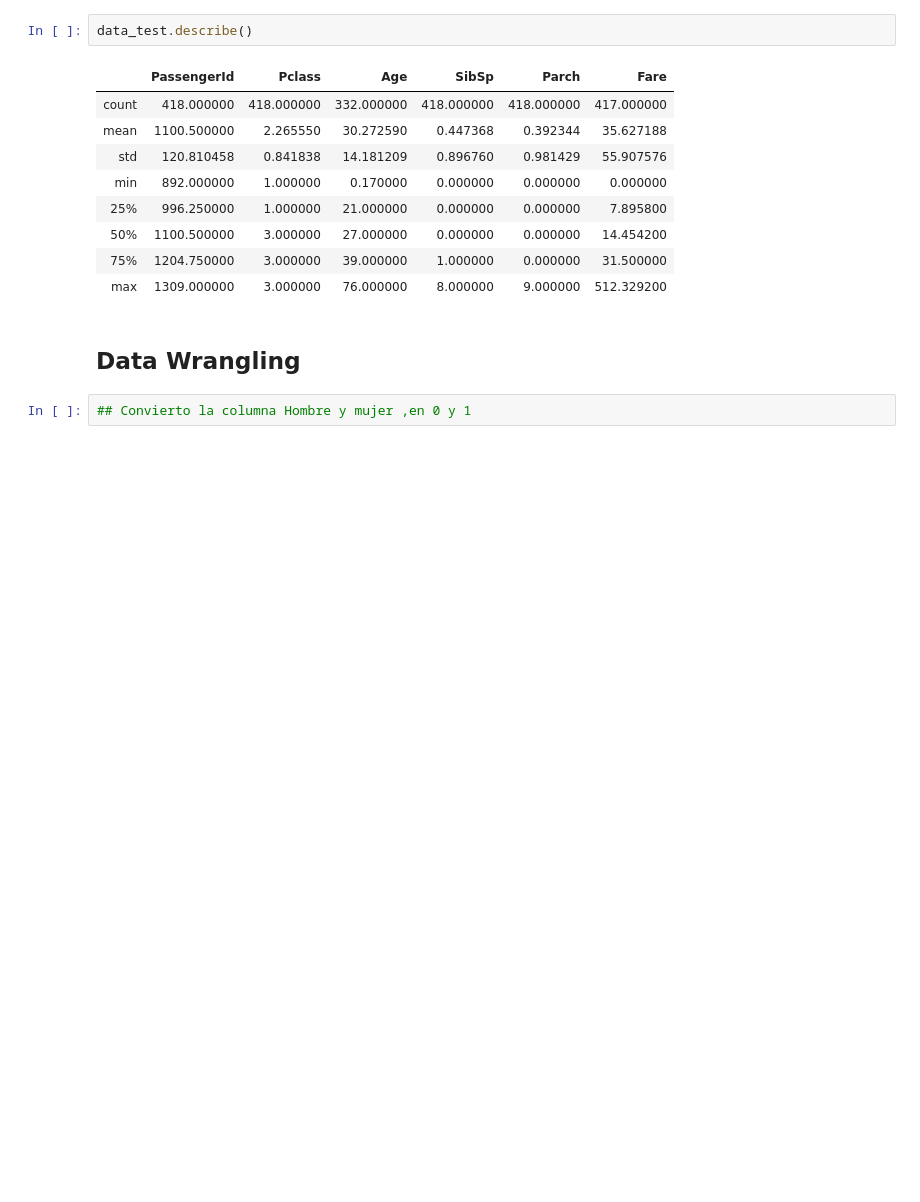
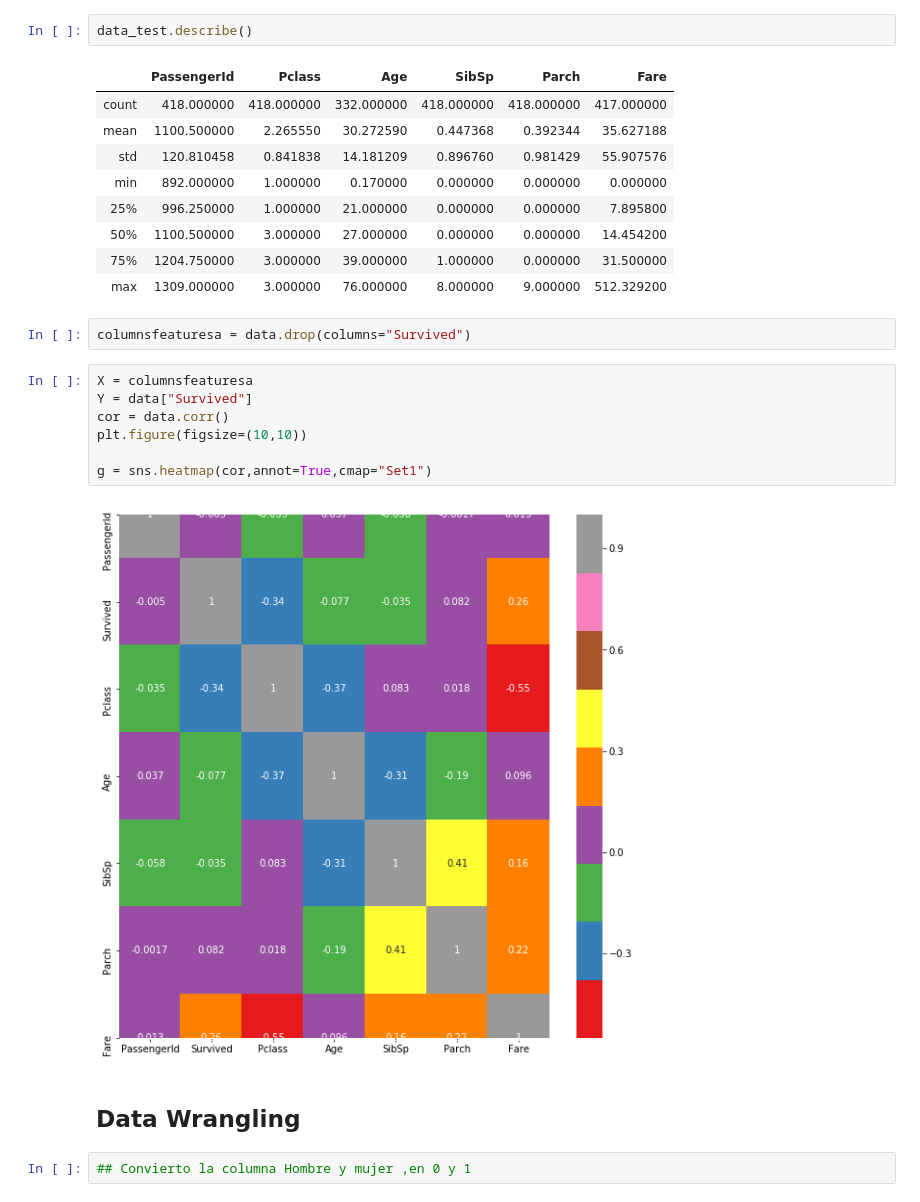
Before and after one commit to tomasruffo/Titanic_Dataset, a Jupyter notebook: Titanic Project.ipynb, the cells around one changed output. Drawn from its saved outputs; the diff is of its cells as text; blank space fills up the shorter version.

```diff
--- a/Titanic Project.ipynb
+++ b/Titanic Project.ipynb
@@ -107,6 +139,17 @@ data_test.describe()
 | 50% | 1100.500000 | 3.000000 | 27.000000 | 0.000000 | 0.000000 | 14.454200 |
 | 75% | 1204.750000 | 3.000000 | 39.000000 | 1.000000 | 0.000000 | 31.500000 |
 | max | 1309.000000 | 3.000000 | 76.000000 | 8.000000 | 9.000000 | 512.329200 |
+# %%
+columnsfeaturesa = data.drop(columns="Survived")
+# %%
+X = columnsfeaturesa
+Y = data["Survived"]
+cor = data.corr()
+plt.figure(figsize=(10,10))
+
+g = sns.heatmap(cor,annot=True,cmap="Set1")
+# %% [output]
+[figure, added]
 # %% [markdown]
 ## Data Wrangling
 # %%
```
Also changed, not shown: parts of 11 cells of this notebook.
